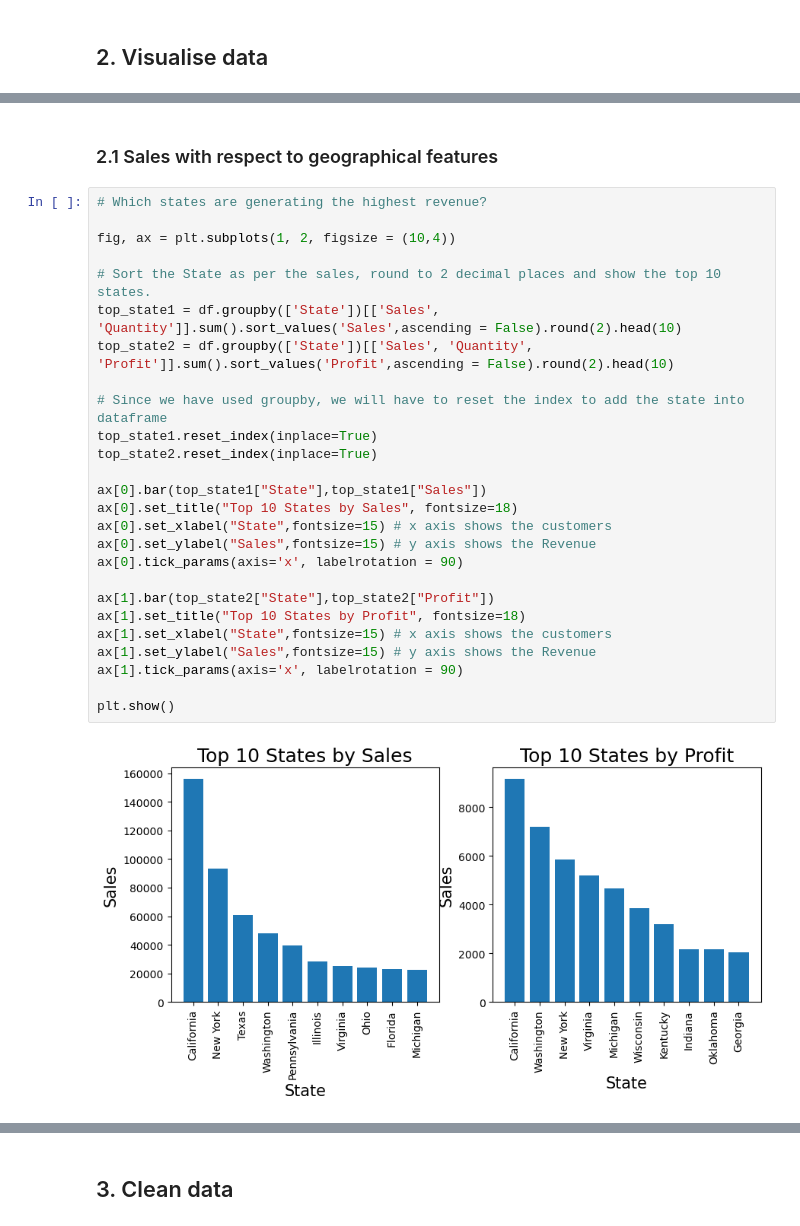
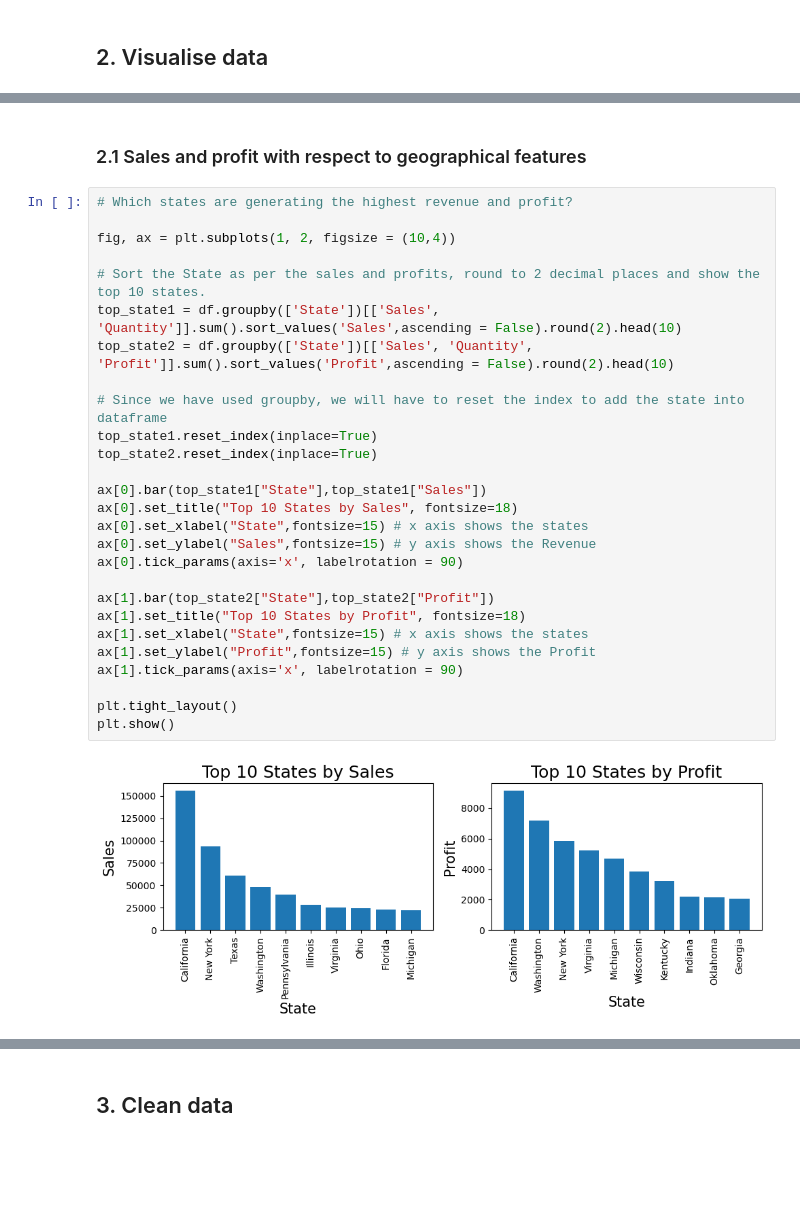
Before and after one commit to CandaceYMS/2024-Phase-2-data-science, a Jupyter notebook: data-science/1. Analysis and Preprocessing/part1-submission.ipynb, the cells around one changed output, grey strips where cells are left out. Saved outputs shown, nothing was run; the diff lists cells and outputs as text; blank space fills up the shorter version.

```diff
--- a/data-science/1. Analysis and Preprocessing/part1-submission.ipynb
+++ b/data-science/1. Analysis and Preprocessing/part1-submission.ipynb
@@ -324,30 +331,31 @@ memory usage: 348.7+ KB
 # %% [markdown]
-### 2.1 Sales with respect to geographical features
+### 2.1 Sales and profit with respect to geographical features
 # %%
-# Which states are generating the highest revenue?
+# Which states are generating the highest revenue and profit?
 
 fig, ax = plt.subplots(1, 2, figsize = (10,4))
 
-# Sort the State as per the sales, round to 2 decimal places and show the top 10 states.
+# Sort the State as per the sales and profits, round to 2 decimal places and show the top 10 states.
 top_state1 = df.groupby(['State'])[['Sales', 'Quantity']].sum().sort_values('Sales',ascending = False).round(2).head(10)
 top_state2 = df.groupby(['State'])[['Sales', 'Quantity', 'Profit']].sum().sort_values('Profit',ascending = False).round(2).head(10)
 
 # Since we have used groupby, we will have to reset the index to add the state into dataframe
 top_state1.reset_index(inplace=True)
 top_state2.reset_index(inplace=True)
 
 ax[0].bar(top_state1["State"],top_state1["Sales"])
 ax[0].set_title("Top 10 States by Sales", fontsize=18)
-ax[0].set_xlabel("State",fontsize=15) # x axis shows the customers
+ax[0].set_xlabel("State",fontsize=15) # x axis shows the states
 ax[0].set_ylabel("Sales",fontsize=15) # y axis shows the Revenue
 ax[0].tick_params(axis='x', labelrotation = 90)
 
 ax[1].bar(top_state2["State"],top_state2["Profit"])
 ax[1].set_title("Top 10 States by Profit", fontsize=18)
-ax[1].set_xlabel("State",fontsize=15) # x axis shows the customers
-ax[1].set_ylabel("Sales",fontsize=15) # y axis shows the Revenue
+ax[1].set_xlabel("State",fontsize=15) # x axis shows the states
+ax[1].set_ylabel("Profit",fontsize=15) # y axis shows the Profit
 ax[1].tick_params(axis='x', labelrotation = 90)
 
+plt.tight_layout()
 plt.show()
 # %% [output]
-[figure, old version]
+[figure, new version]
```
Also changed, not shown: parts of 33 cells of this notebook.
